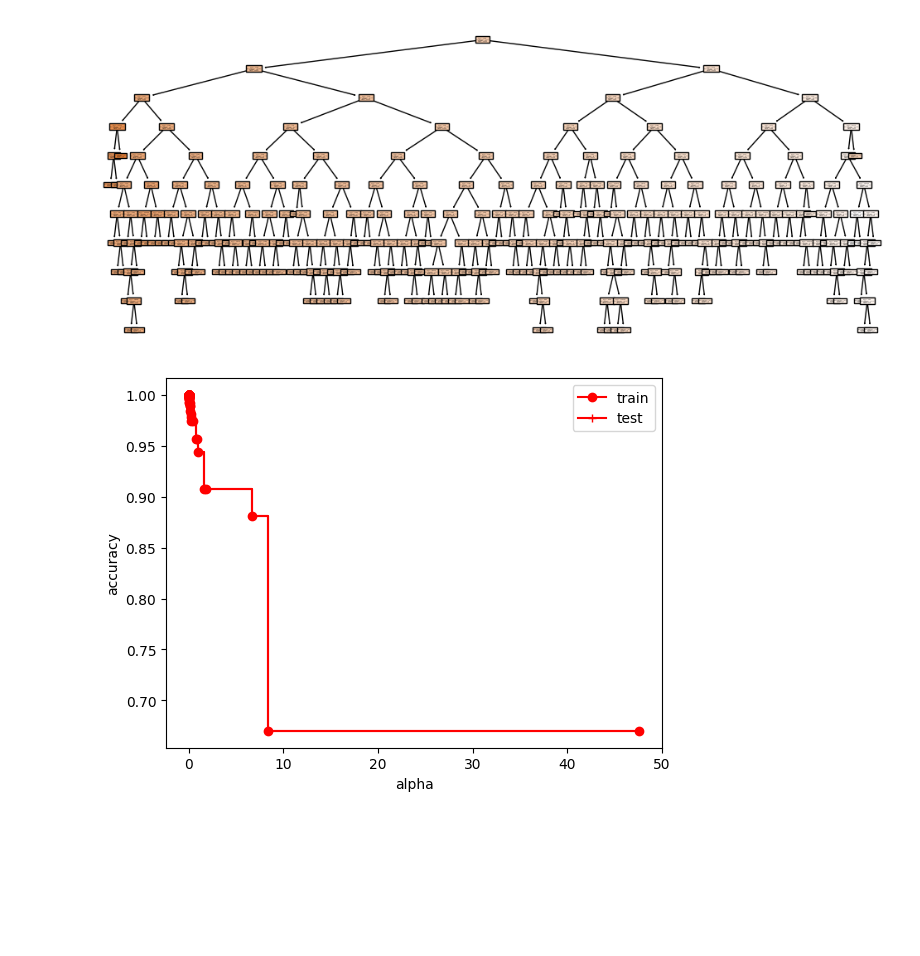
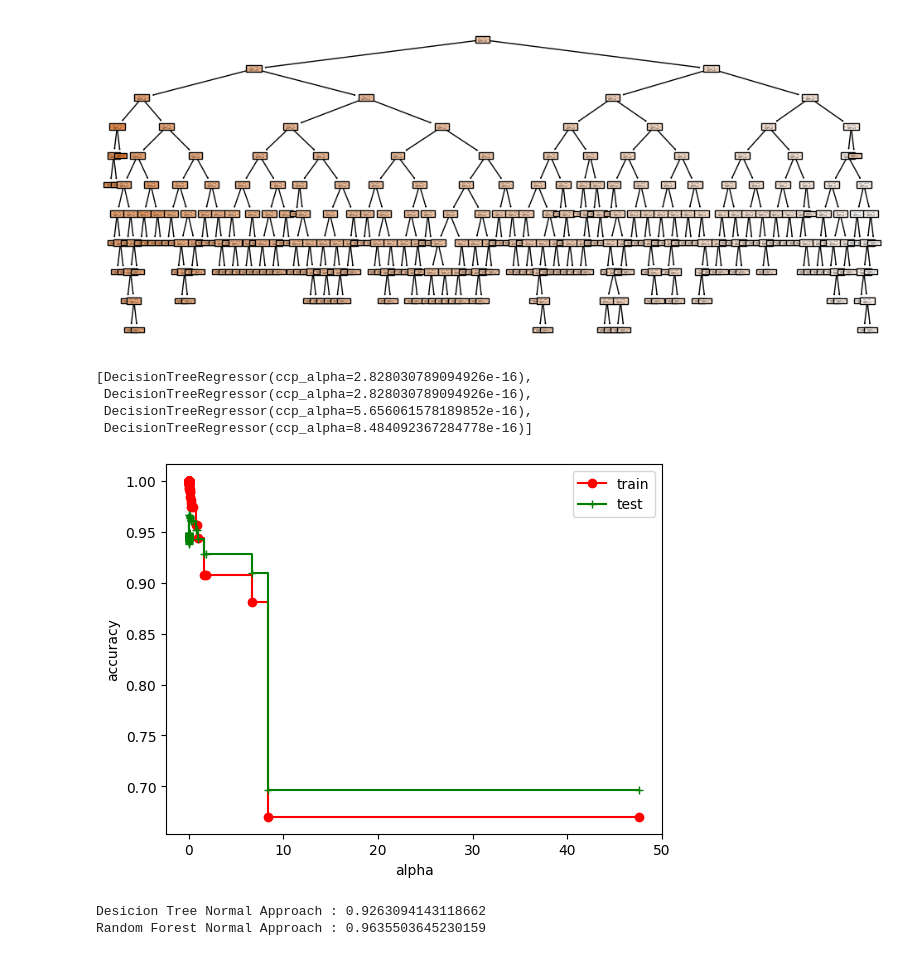
Before and after one commit to ttbontra/body-fat-estimator, a Jupyter notebook: body_fat_prediction.ipynb, the cells around one changed output. Saved outputs shown, nothing was run; the diff lists cells and outputs as text; code cells hidden in the pictures; blank space fills up the shorter version.

Commit message:
add decision and random tree regression

```diff
--- a/body_fat_prediction.ipynb
+++ b/body_fat_prediction.ipynb
@@ -346,14 +346,34 @@ for i in range(len(ccp_alphas)):
     reg = DecisionTreeRegressor(ccp_alpha=ccp_alphas[i])
     reg.fit(X_train, y_train)
     alphalist. append(reg)
+# %%
+alphalist[1:5]
+# %% [output]
+[DecisionTreeRegressor(ccp_alpha=2.828030789094926e-16),
+ DecisionTreeRegressor(ccp_alpha=2.828030789094926e-16),
+ DecisionTreeRegressor(ccp_alpha=5.656061578189852e-16),
+ DecisionTreeRegressor(ccp_alpha=8.484092367284778e-16)]
 # %%
 trainscore = [alphalist[i].score(X_train, y_train) for i in range(len(alphalist))]
 testscore = [alphalist[i].score(X_test, y_test) for i in range(len(alphalist))]
 plt.xlabel('alpha')
 plt.ylabel('accuracy')
 plt.plot(ccp_alphas, trainscore, marker='o', color='red', label='train', drawstyle='steps-post')
-plt.plot(ccp_alphas, trainscore, marker='+', color='red', label='test', drawstyle='steps-post')
+plt.plot(ccp_alphas, testscore, marker='+', color='green', label='test', drawstyle='steps-post')
 plt.legend()
 plt.show()
 # %% [output]
-[figure, old version]
+[figure, new version]
+# %%
+clf = DecisionTreeRegressor(ccp_alpha=1)
+clf.fit(X_train, y_train)
+y_pred = clf.predict(X_test)
+print(f'Desicion Tree Normal Approach : {metrics.r2_score(y_test, y_pred)}')
+
+rf = RandomForestRegressor(n_estimators=1000, ccp_alpha=1)
+rf.fit(X_train, y_train)
+y_pred = rf.predict(X_test)
+print(f'Random Forest Normal Approach : {metrics.r2_score(y_test, y_pred)}')
+# %% [output]
+Desicion Tree Normal Approach : 0.9263094143118662
+Random Forest Normal Approach : 0.9635503645230159
```
